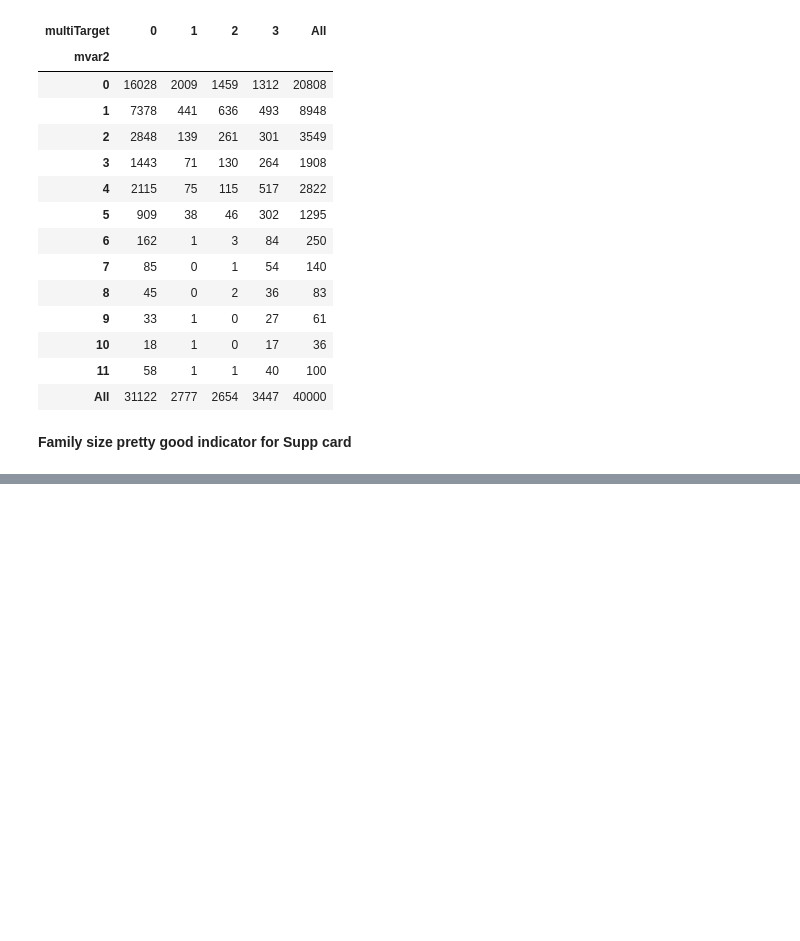
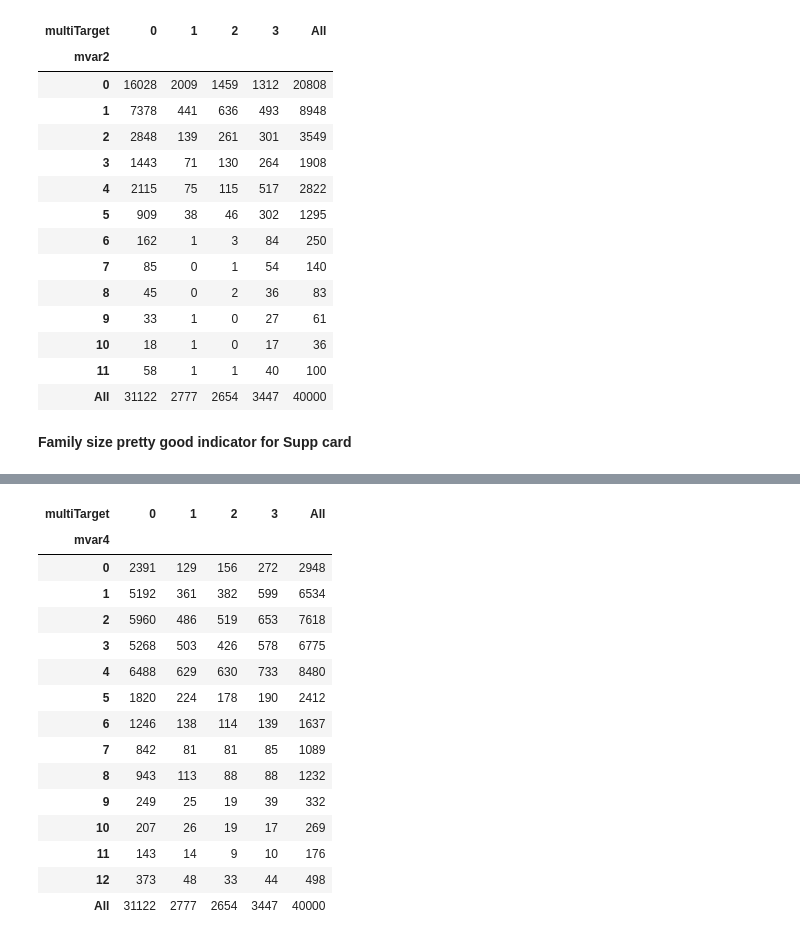
Before and after one commit to rohanchopra/Envible-Analyze-This-2017, a Jupyter notebook: Data-Analysis.ipynb, the cells around one changed output, grey strips where cells are left out. Saved outputs shown, nothing was run; the diff lists cells and outputs as text; code cells hidden in the pictures; blank space fills up the shorter version.

```diff
--- a/Data-Analysis.ipynb
+++ b/Data-Analysis.ipynb
@@ -449,0 +509,19 @@ pd.crosstab(X.mvar2,data['multiTarget'], margins=True)
+# %%
+pd.crosstab(X.mvar4,data['multiTarget'], margins=True)
+# %% [output]
+| multiTarget | 0 | 1 | 2 | 3 | All |
+| mvar4 |  |  |  |  |  |
+| 0 | 2391 | 129 | 156 | 272 | 2948 |
+| 1 | 5192 | 361 | 382 | 599 | 6534 |
+| 2 | 5960 | 486 | 519 | 653 | 7618 |
+| 3 | 5268 | 503 | 426 | 578 | 6775 |
+| 4 | 6488 | 629 | 630 | 733 | 8480 |
+| 5 | 1820 | 224 | 178 | 190 | 2412 |
+| 6 | 1246 | 138 | 114 | 139 | 1637 |
+| 7 | 842 | 81 | 81 | 85 | 1089 |
+| 8 | 943 | 113 | 88 | 88 | 1232 |
+| 9 | 249 | 25 | 19 | 39 | 332 |
+| 10 | 207 | 26 | 19 | 17 | 269 |
+| 11 | 143 | 14 | 9 | 10 | 176 |
+| 12 | 373 | 48 | 33 | 44 | 498 |
+| All | 31122 | 2777 | 2654 | 3447 | 40000 |
```
Also changed, not shown: parts of 8 cells of this notebook.
